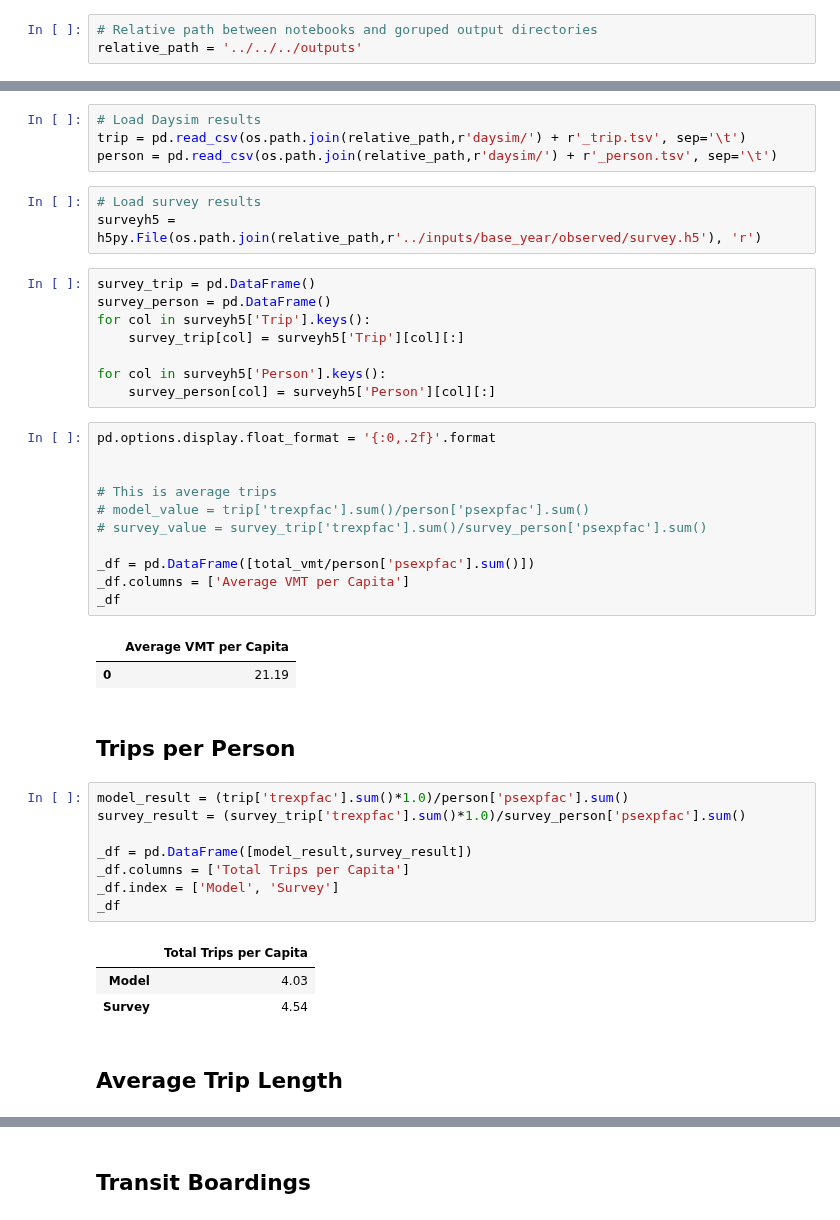
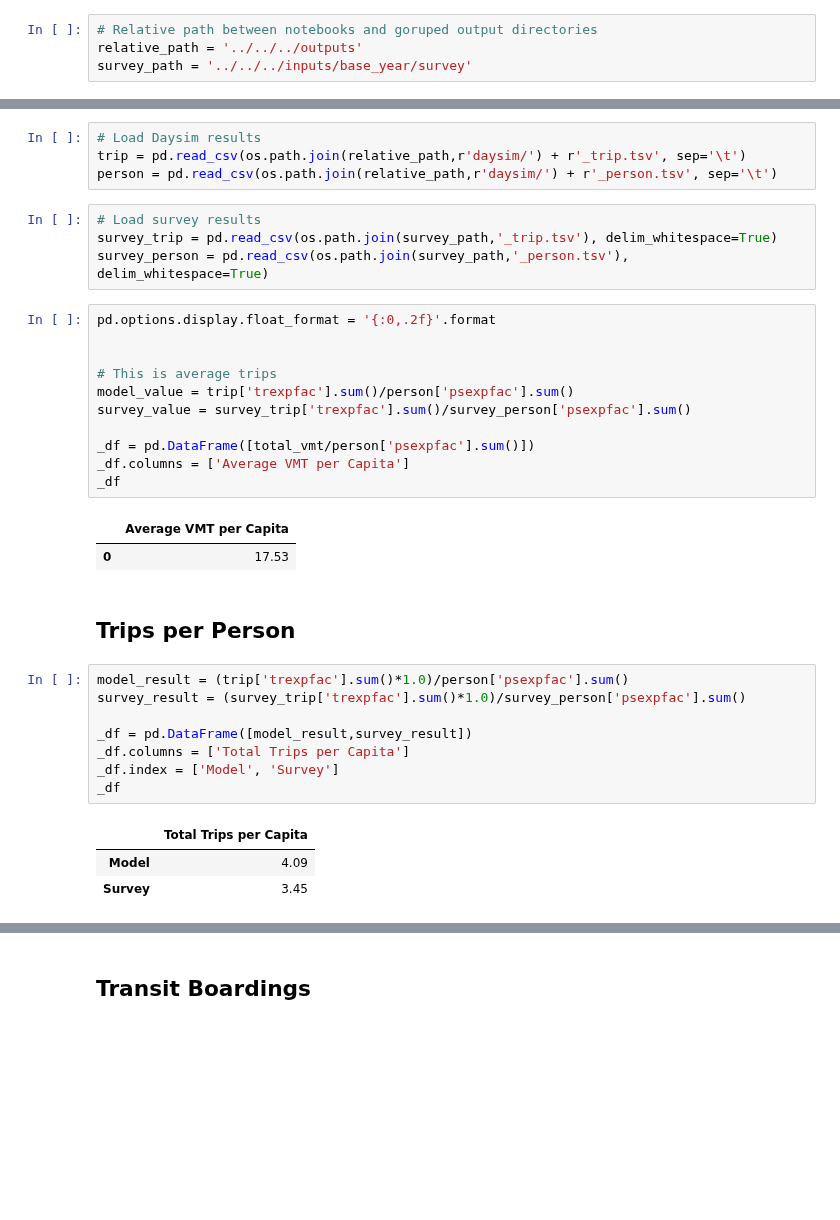
Before and after one commit to psrc/soundcast, a Jupyter notebook: scripts/summarize/notebooks/topsheet.ipynb, the cells around one changed output, grey strips where cells are left out. Cells and saved outputs as stored; diff of their text form; blank space fills up the shorter version.

```diff
--- a/scripts/summarize/notebooks/topsheet.ipynb
+++ b/scripts/summarize/notebooks/topsheet.ipynb
@@ -42,6 +42,7 @@ pd.options.display.float_format = '{:0,.0f}'.format
 # %%
 # Relative path between notebooks and goruped output directories
 relative_path = '../../../outputs'
+survey_path = '../../../inputs/base_year/survey'
 # %%
 tod_dict = {
     '5to6': 'AM',
@@ -166,31 +181,24 @@ display(df_tod)
 # Load Daysim results
 trip = pd.read_csv(os.path.join(relative_path,r'daysim/') + r'_trip.tsv', sep='\t')
 person = pd.read_csv(os.path.join(relative_path,r'daysim/') + r'_person.tsv', sep='\t')
-# %%
-# Load survey results
-surveyh5 = h5py.File(os.path.join(relative_path,r'../inputs/base_year/observed/survey.h5'), 'r')
-# %%
-survey_trip = pd.DataFrame()
-survey_person = pd.DataFrame()
-for col in surveyh5['Trip'].keys():
-    survey_trip[col] = surveyh5['Trip'][col][:]
-
-for col in surveyh5['Person'].keys():
-    survey_person[col] = surveyh5['Person'][col][:]
+# %%
+# Load survey results
+survey_trip = pd.read_csv(os.path.join(survey_path,'_trip.tsv'), delim_whitespace=True)
+survey_person = pd.read_csv(os.path.join(survey_path,'_person.tsv'), delim_whitespace=True)
 # %%
 pd.options.display.float_format = '{:0,.2f}'.format
 
 
 # This is average trips
-# model_value = trip['trexpfac'].sum()/person['psexpfac'].sum()
-# survey_value = survey_trip['trexpfac'].sum()/survey_person['psexpfac'].sum()
+model_value = trip['trexpfac'].sum()/person['psexpfac'].sum()
+survey_value = survey_trip['trexpfac'].sum()/survey_person['psexpfac'].sum()
 
 _df = pd.DataFrame([total_vmt/person['psexpfac'].sum()])
 _df.columns = ['Average VMT per Capita']
 _df
 # %% [output]
 |  | Average VMT per Capita |
-| 0 | 21.19 |
+| 0 | 17.53 |
 # %% [markdown]
 ## Trips per Person
 # %%
@@ -203,7 +211,5 @@ _df.index = ['Model', 'Survey']
 _df
 # %% [output]
 |  | Total Trips per Capita |
-| Model | 4.03 |
-| Survey | 4.54 |
+| Model | 4.09 |
+| Survey | 3.45 |
-# %% [markdown]
-## Average Trip Length
```
Also changed, not shown: parts of 12 cells of this notebook.
